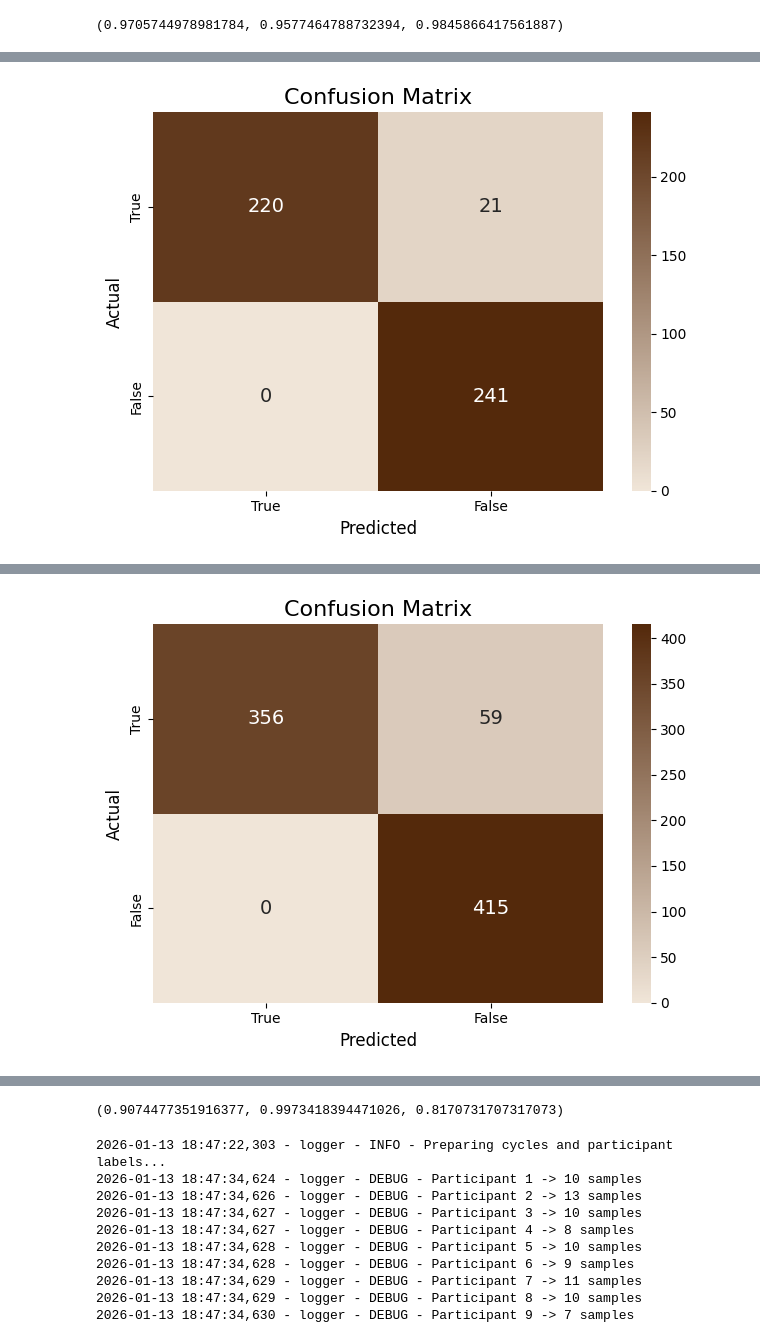
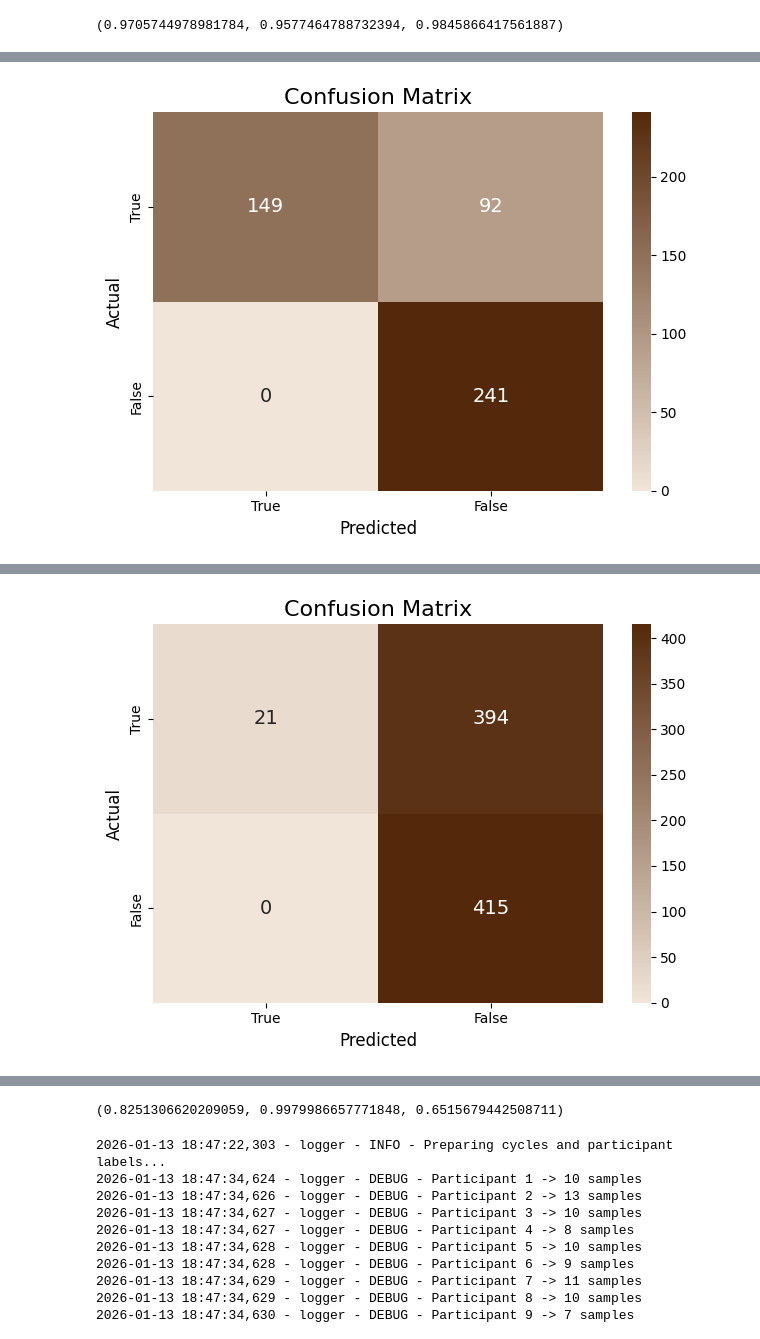
Before and after one commit to mklimek001/gait-features-identification, a Jupyter notebook: cross_validation_siamese_raw.ipynb, the cells around one changed output, grey strips where cells are left out. Drawn from its saved outputs; the diff is of its cells as text; code cells hidden in the pictures.

```diff
--- a/cross_validation_siamese_raw.ipynb
+++ b/cross_validation_siamese_raw.ipynb
@@ -366,7 +369,7 @@ cv.perform_training(
     siamese_nn_type = "conv1d",
     learning_rate = 1e-3,
     batch_size = 32,
-    n_epochs = 10,
+    n_epochs = 15,
     threshold = 0.5,
     show_plot = True
 )
@@ -444,2 +447,2 @@ True    220     21
 False     0    241
-[figure, old version]
+[figure, new version]
@@ -462,2 +465,2 @@ True    356     59
 False     0    415
-[figure, old version]
+[figure, new version]
@@ -473,4 +476,4 @@ False     5   2291
-(0.9074477351916377, 0.9973418394471026, 0.8170731707317073)
+(0.8251306620209059, 0.9979986657771848, 0.6515679442508711)
 # %%
 cv = CrossValidationSiameseRaw(sequence_cycles=yolo_best_cams_cycles_smoothed, coordinates_idx=CoordinatesIdx(0, 1, 2), log_level=logging.DEBUG)
 cv.count_participants_samples()
```
Also changed, not shown: parts of 3 cells of this notebook.
